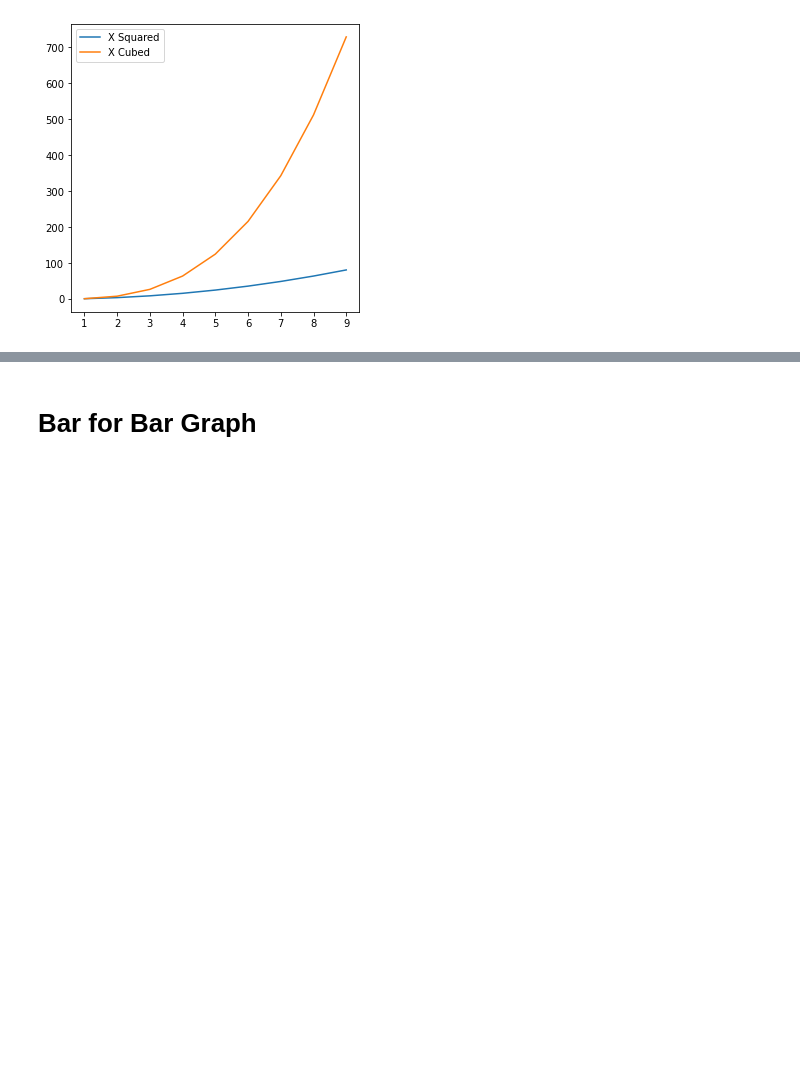
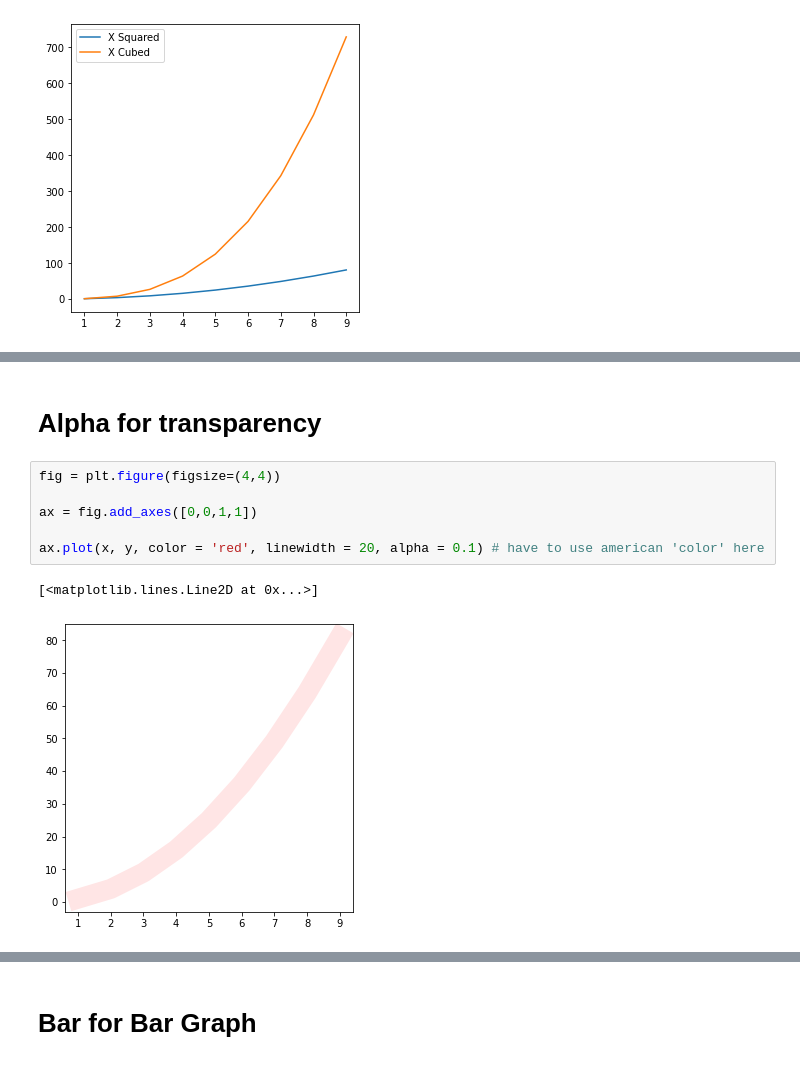
Before and after one commit to arutsh/Python-Programming-for-Data-Science-Part-1, a Jupyter notebook: lectures/07 - Matplotlib_basics.ipynb, the cells around one changed output, grey strips where cells are left out. Cells and saved outputs as stored; diff of their text form; blank space fills up the shorter version.

```diff
--- a/lectures/07 - Matplotlib_basics.ipynb
+++ b/lectures/07 - Matplotlib_basics.ipynb
@@ -217,0 +245,11 @@ ax.legend() # requires labels to be given to the plots
+# %% [markdown]
+# Alpha for transparency
+# %%
+fig = plt.figure(figsize=(4,4))
+
+ax = fig.add_axes([0,0,1,1])
+
+ax.plot(x, y, color = 'red', linewidth = 20, alpha = 0.1) # have to use american 'color' here
+# %% [output]
+[<matplotlib.lines.Line2D at 0x...>]
+[figure, added]
```
Also changed, not shown: parts of 14 cells of this notebook.
